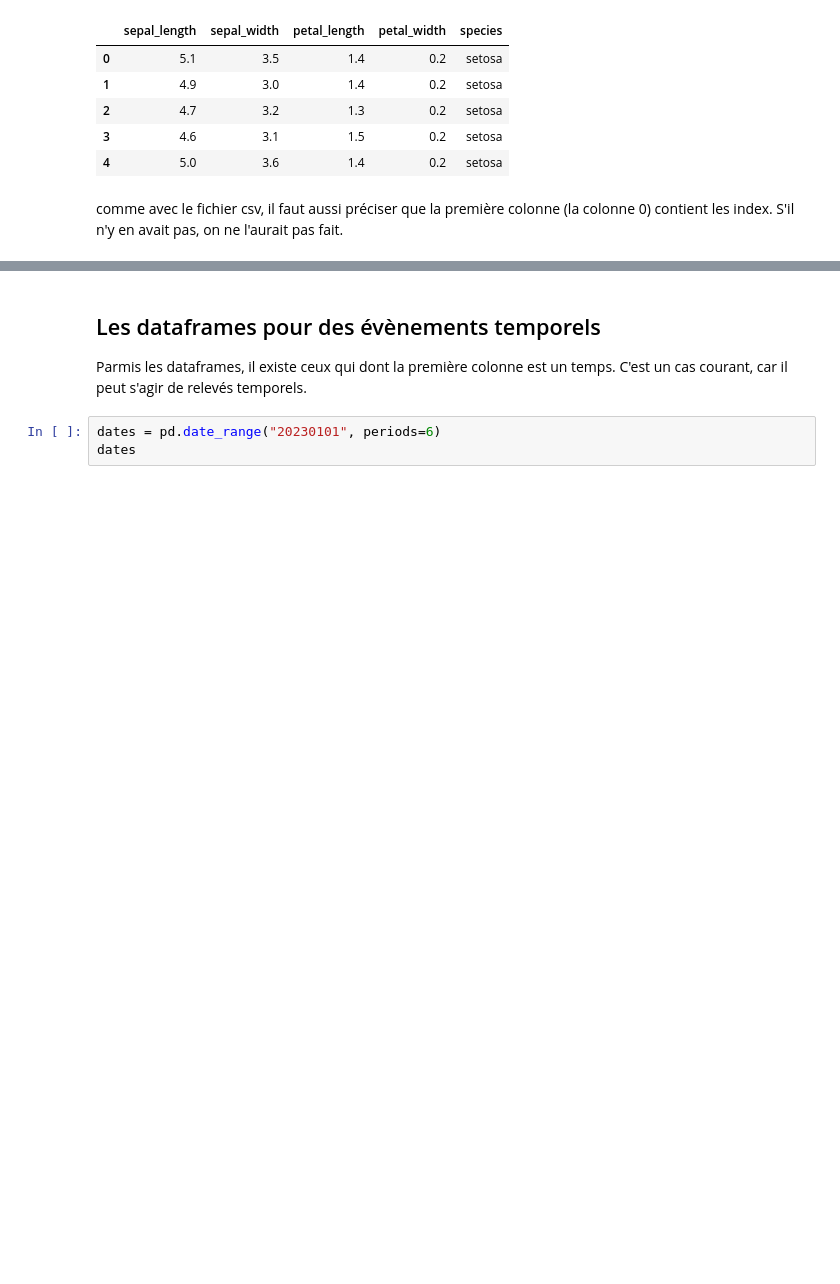
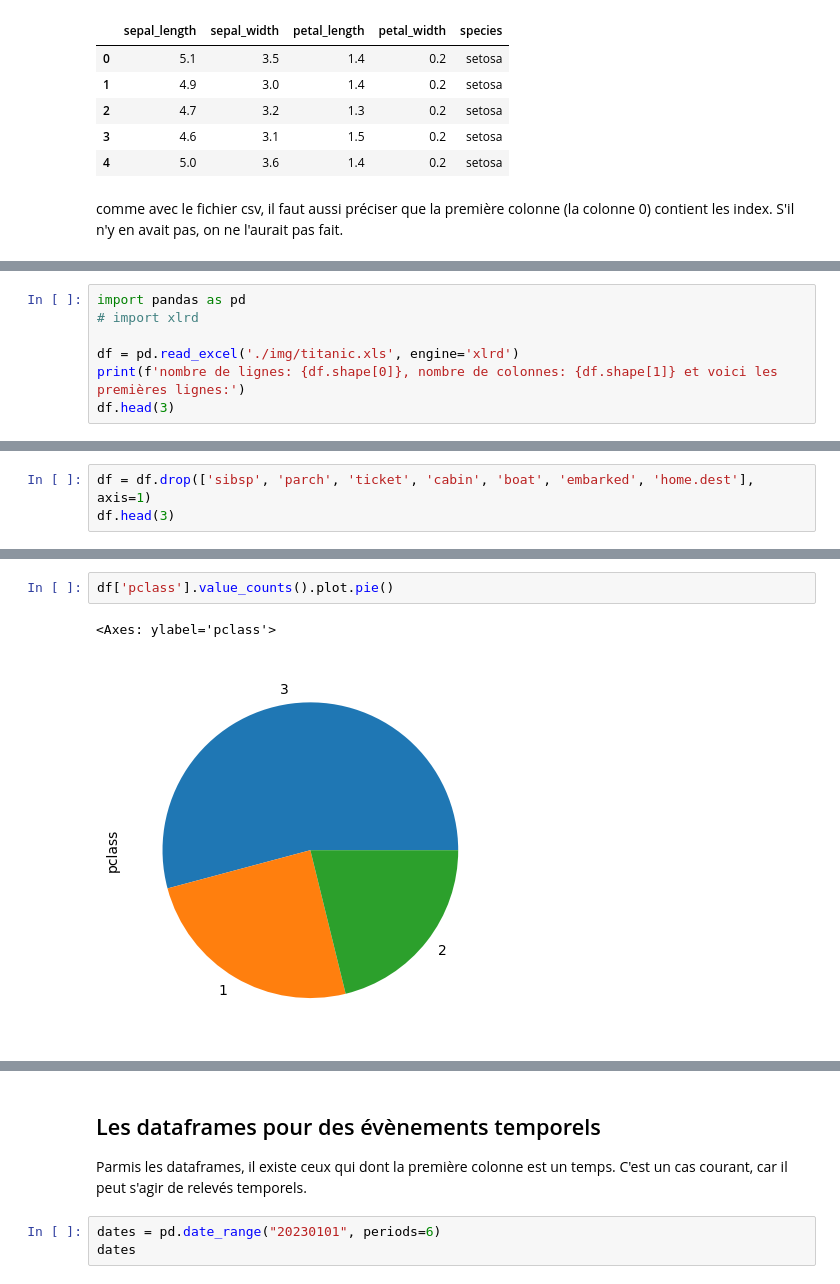
Before and after one commit to mat90hub/python_par_jupyter, a Jupyter notebook: 02_std_ext/03_pandas.ipynb, the cells around one changed output, grey strips where cells are left out. Drawn from its saved outputs; the diff is of its cells as text; blank space fills up the shorter version.

Commit message:
panda

```diff
--- a/02_std_ext/03_pandas.ipynb
+++ b/02_std_ext/03_pandas.ipynb
@@ -200,0 +196,7 @@ print(*df["Age"].tolist())
+# %%
+import pandas as pd
+# import xlrd
+
+df = pd.read_excel('./img/titanic.xls', engine='xlrd')
+print(f'nombre de lignes: {df.shape[0]}, nombre de colonnes: {df.shape[1]} et voici les premières lignes:')
+df.head(3)
@@ -200,0 +222,3 @@ print(*df["Age"].tolist())
+# %%
+df = df.drop(['sibsp', 'parch', 'ticket', 'cabin', 'boat', 'embarked', 'home.dest'], axis=1)
+df.head(3)
@@ -200,0 +282,5 @@ print(*df["Age"].tolist())
+# %%
+df['pclass'].value_counts().plot.pie()
+# %% [output]
+<Axes: ylabel='pclass'>
+[figure, added]
```
Also changed, not shown: parts of 56 cells of this notebook, 2 other files.
